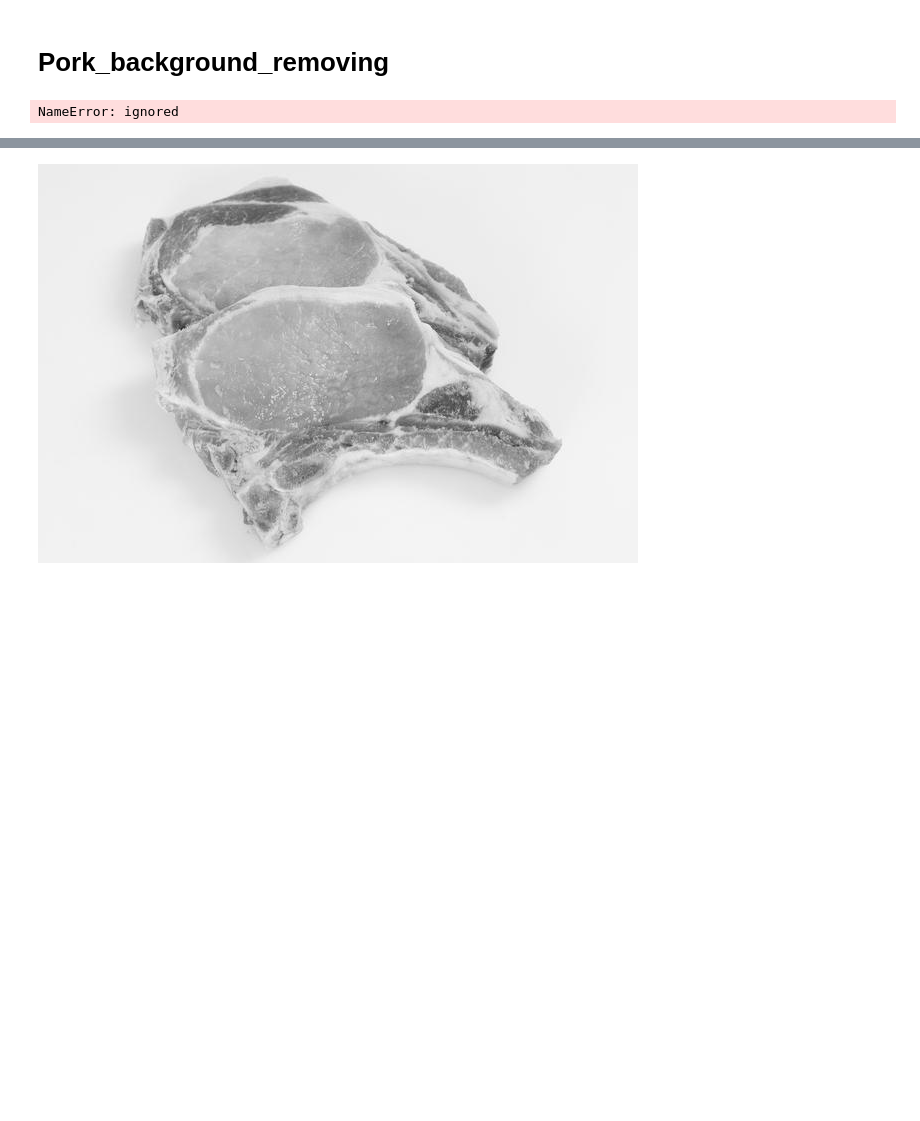
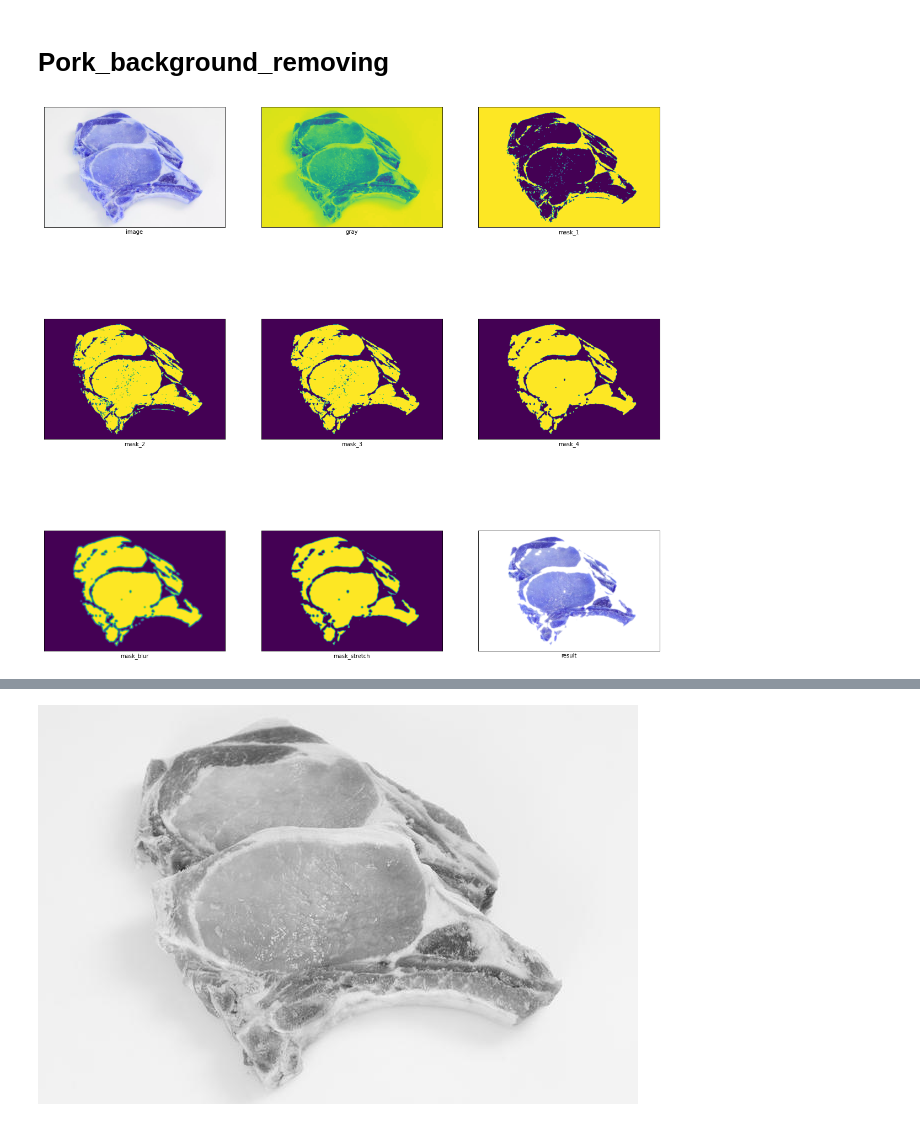
Before and after one commit to mitunkantipaul/Image_processing, a Jupyter notebook: Pork_background_removing.ipynb, the cells around one changed output, grey strips where cells are left out. Cells and saved outputs as stored; diff of their text form; code cells hidden in the pictures; blank space fills up the shorter version.

```diff
--- a/Pork_background_removing.ipynb
+++ b/Pork_background_removing.ipynb
@@ -7,13 +7,14 @@ import cv2
 import numpy as np
 import matplotlib.pyplot as plt
 from google.colab.patches import cv2_imshow
+from ipywidgets import interactive
 %matplotlib inline
 
 
-image = cv2.imread('pork_image.jpg')
+image = cv2.imread('/content/pork_image.jpg')
 # %%
 
-def remove_background(image, threshold=(250, 255)):
+def remove_background(image, threshold=(200, 255)):
   """
   remove background of image
 
@@ -30,7 +31,7 @@ def remove_background(image, threshold=(250, 255)):
   gray = cv2.cvtColor(image, cv2.COLOR_BGR2GRAY)
 
   # threshold input image as mask
-  mask_1 = cv2.threshold(gray, 250, 255, cv2.THRESH_BINARY)[1]
+  mask_1 = cv2.threshold(gray, *threshold, cv2.THRESH_BINARY)[1]
 
   # negate mask
   mask_2 = 255 - mask_1
@@ -50,51 +51,42 @@ def remove_background(image, threshold=(250, 255)):
   mask_stretch = (2*(mask_blur.astype(np.float32))-255.0).clip(0,255).astype(np.uint8)
 
   # put mask into alpha channel
   result = image.copy()
   result = cv2.cvtColor(result, cv2.COLOR_BGR2BGRA)
-  result[:, :, 3] = mask
+  result[:, :, 3] = mask_stretch
 
 
   image_dict={
       'image':image,
       'gray':gray,
       'mask_1':mask_1,
       'mask_2':mask_2,
       'mask_3':mask_3,
       'mask_4':mask_4,
       'mask_blur':mask_blur,
       'mask_stretch':mask_stretch,
       'result':result
   }
 
   return result, image_dict
 
 
 def show_image_dict(result, image_dict):
-  plt.figure(figsize=(10, 10))
-  for num_of_chanel, (chanel, chanel_array) in enumerate(image_dict.item()):
+  plt.figure(figsize=(20, 20))
+  for num_of_chanel, (chanel, chanel_array) in enumerate(image_dict.items()):
     plt.subplot(3,3,num_of_chanel+1)
     plt.xticks([])
     plt.yticks([])
     plt.xlabel(chanel)
+
     plt.imshow(chanel_array)
     plt.grid(False)
   plt.show()
+
+
+show_image_dict(*remove_background(image))
+# %% [output]
+[figure, added]
-# %%
-%matplotlib notebook
-from ipywidgets import *
-interact(
-    print(freq),
-
-    freq = widgets.FloatSlider(
-        value=7.5,
-        min=1,
-        max=5.0,
-        step=0.5
-        )
-    )
-# %% [output]
-NameError: ignored
 # %%
 # save resulting masked image
 cv2.imwrite('person_transp_bckgrnd.png', result)
```
Also changed, not shown: parts of 1 cell of this notebook.
